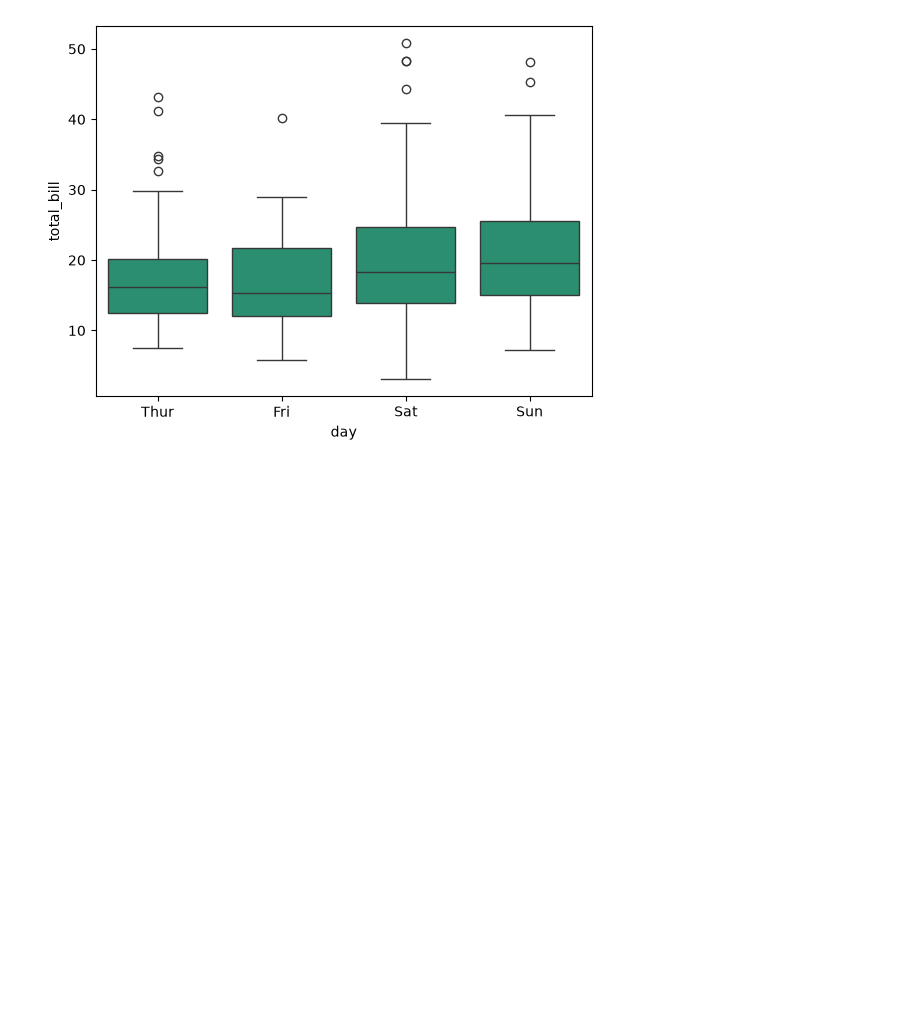
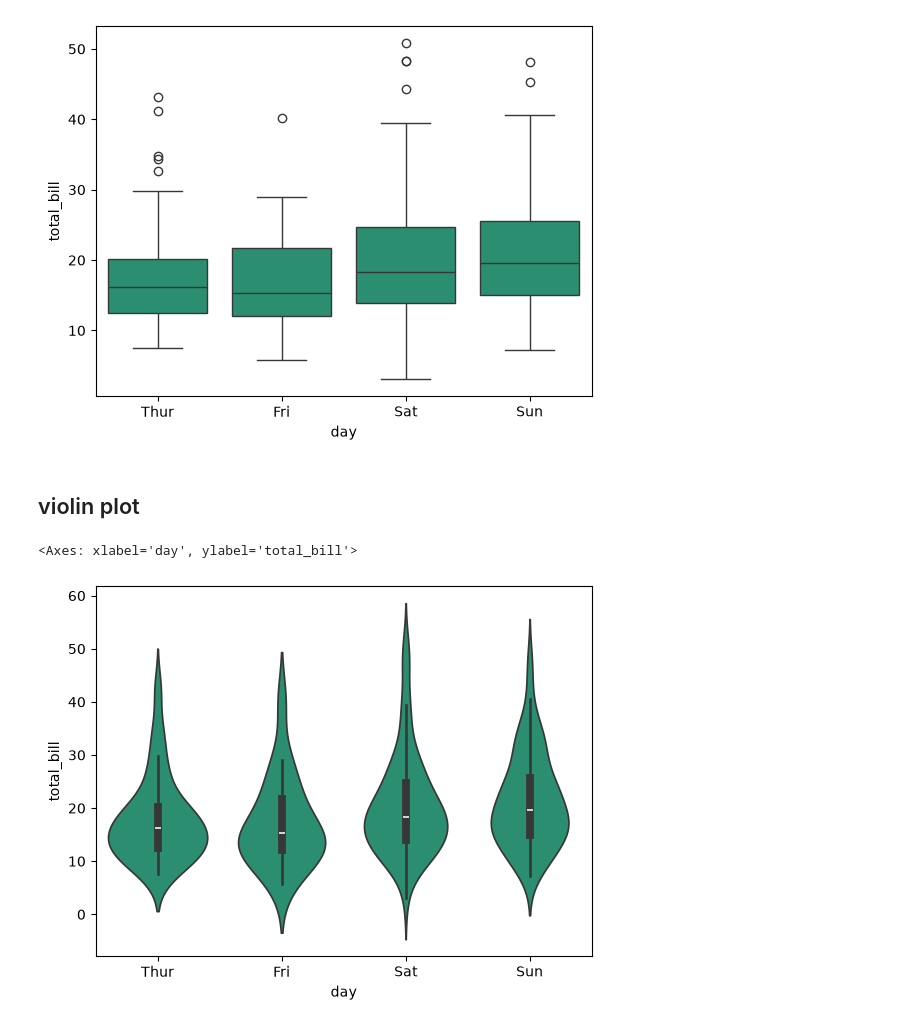
Before and after one commit to jihad-islam/Learning-ML, a Jupyter notebook: 5.Seaborn/1.plots_in_seaborn.ipynb, the cells around one changed output. Cells and saved outputs as stored; diff of their text form; code cells hidden in the pictures; blank space fills up the shorter version.

```diff
--- a/5.Seaborn/1.intro.ipynb
+++ b/5.Seaborn/1.plots_in_seaborn.ipynb
@@ -788,3 +786,13 @@ sns.boxplot(data = data, x = 'day', y = 'total_bill')
 # %% [output]
 <Axes: xlabel='day', ylabel='total_bill'>
 [figure]
+# %% [markdown]
+## violin plot
+# %%
+# violin plot onekta boxplot er motoi. just graphically ektu onnorokom. like kde added.
+# violin plot er vitore choto kore box plot ei draw kora ase. white ta q2 or median.
+
+sns.violinplot(data = data, x = 'day', y = 'total_bill')
+# %% [output]
+<Axes: xlabel='day', ylabel='total_bill'>
+[figure, added]
```
Also changed, not shown: parts of 15 cells of this notebook, 1 other file.
